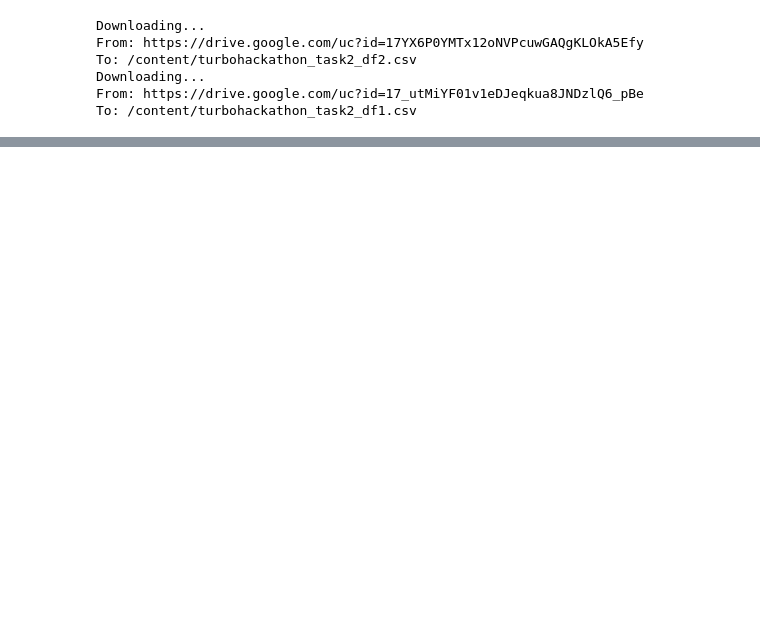
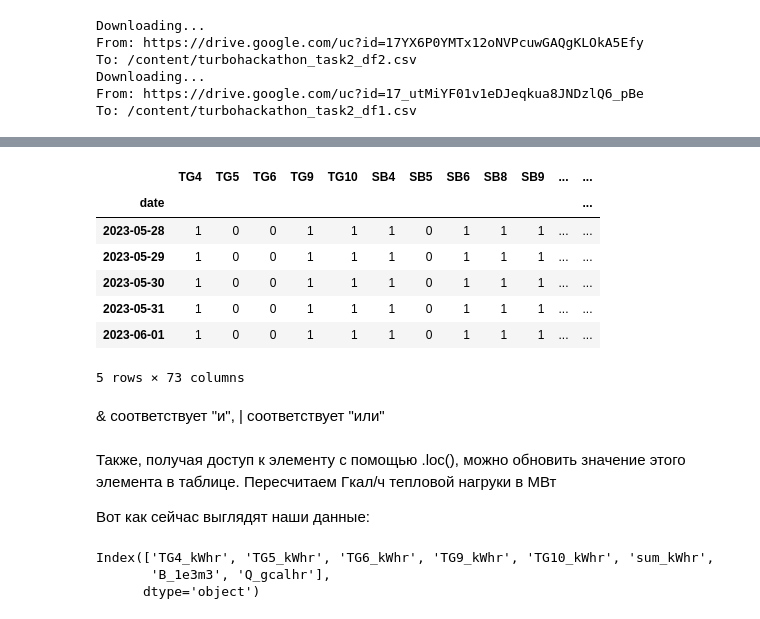
Before and after one commit to ArtyomShabunin/SMOPA, a Jupyter notebook: lesson_1.ipynb, the cells around one changed output, grey strips where cells are left out. Cells and saved outputs as stored; diff of their text form; code cells hidden in the pictures; blank space fills up the shorter version.

```diff
--- a/lesson_1.ipynb
+++ b/lesson_1.ipynb
@@ -229,0 +404,23 @@ df2.head()
+# %%
+df2[(df2["tamb"] > 20) & (df2["TG6"] == 0)]
+# %% [output]
+|  | TG4 | TG5 | TG6 | TG9 | TG10 | SB4 | SB5 | SB6 | SB8 | SB9 | ... | ... |
+| date |  |  |  |  |  |  |  |  |  |  |  | ... |
+| 2023-05-28 | 1 | 0 | 0 | 1 | 1 | 1 | 0 | 1 | 1 | 1 | ... | ... |
+| 2023-05-29 | 1 | 0 | 0 | 1 | 1 | 1 | 0 | 1 | 1 | 1 | ... | ... |
+| 2023-05-30 | 1 | 0 | 0 | 1 | 1 | 1 | 0 | 1 | 1 | 1 | ... | ... |
+| 2023-05-31 | 1 | 0 | 0 | 1 | 1 | 1 | 0 | 1 | 1 | 1 | ... | ... |
+| 2023-06-01 | 1 | 0 | 0 | 1 | 1 | 1 | 0 | 1 | 1 | 1 | ... | ... |
+5 rows × 73 columns
+# %% [markdown]
+& соответствует "и", | соответствует "или"
+# %% [markdown]
+Также, получая доступ к элементу с помощью .loc(), можно обновить значение этого элемента в таблице. Пересчитаем Гкал/ч тепловой нагруки в МВт
+
+Вот как сейчас выглядят наши данные:
+# %%
+df1.columns
+# %% [output]
+Index(['TG4_kWhr', 'TG5_kWhr', 'TG6_kWhr', 'TG9_kWhr', 'TG10_kWhr', 'sum_kWhr',
+       'B_1e3m3', 'Q_gcalhr'],
+      dtype='object')
```
Also changed, not shown: parts of 36 cells of this notebook.
